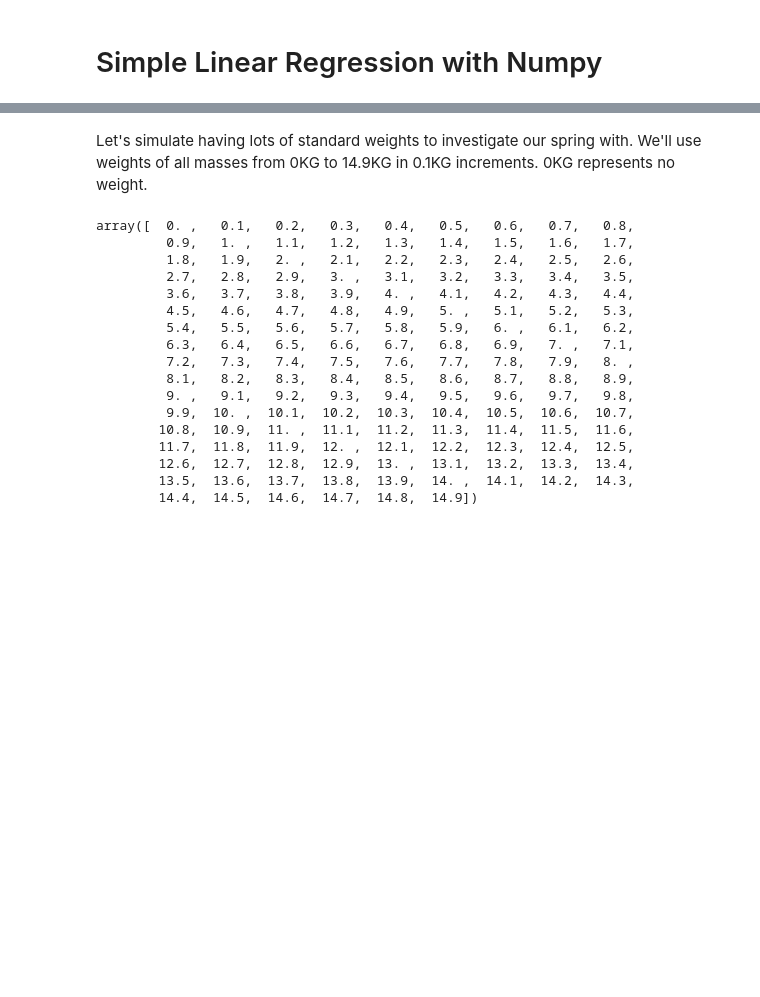
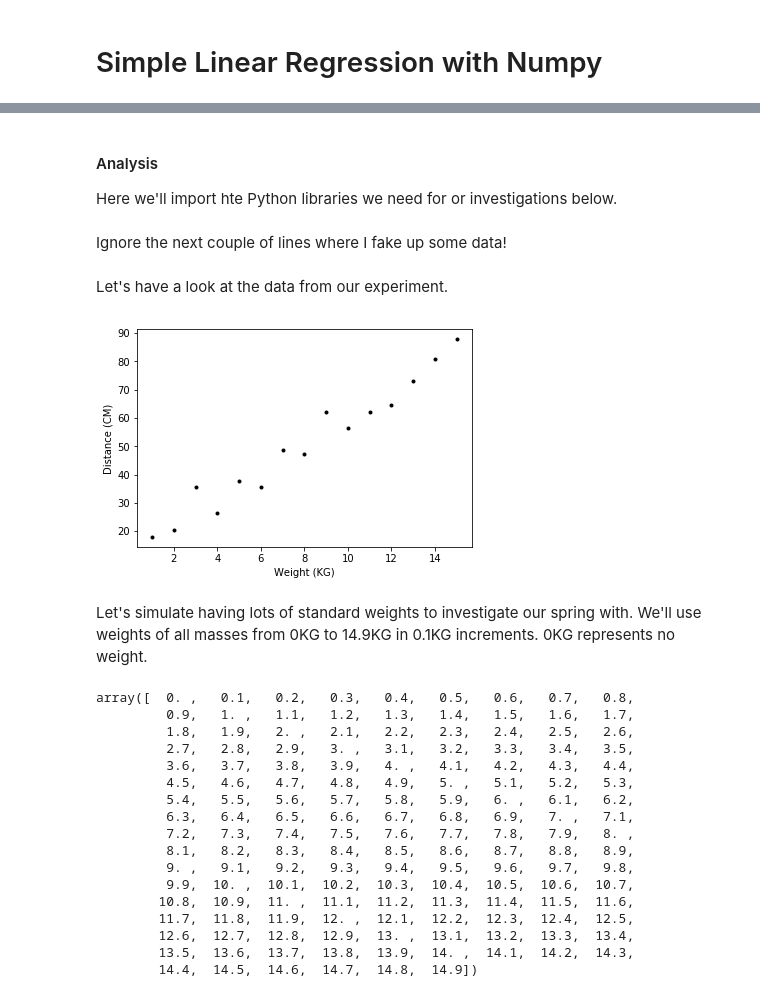
Before and after one commit to QiFuChina/emerging-technologies.github.io, a Jupyter notebook: notebooks/simple-linear-regression.ipynb, the cells around one changed output, grey strips where cells are left out. Saved outputs shown, nothing was run; the diff lists cells and outputs as text; code cells hidden in the pictures; blank space fills up the shorter version.

```diff
--- a/notebooks/simple-linear-regression.ipynb
+++ b/notebooks/simple-linear-regression.ipynb
@@ -20,0 +25,3 @@ import numpy as np
+# %% [markdown]
+#### Analysis
+Here we'll import hte Python libraries we need for or investigations below.
@@ -21,3 +34,22 @@ import numpy as np
+# %% [markdown]
+Ignore the next couple of lines where I fake up some data!
+# %%
+x = np.arange(1.0, 16.0, 1.0)
+y = 5.0 * x + 10.0 + np.random.normal(0.0, 5.0, x.size)
+# %% [markdown]
+Let's have a look at the data from our experiment.
+# %%
+# Create the plot.
+pl.plot(x, y, 'k.')
+
+# Set some properties for the plot.
+pl.xlabel('Weight (KG)')
+pl.ylabel('Distance (CM)')
+
+# Show the plot.
+pl.show()
+# %% [output]
+[figure, added]
 # %% [markdown]
 Let's simulate having lots of standard weights to investigate our spring with.
 We'll use weights of all masses from 0KG to 14.9KG in 0.1KG increments. 0KG represents no weight.
```
Also changed, not shown: parts of 6 cells of this notebook.
